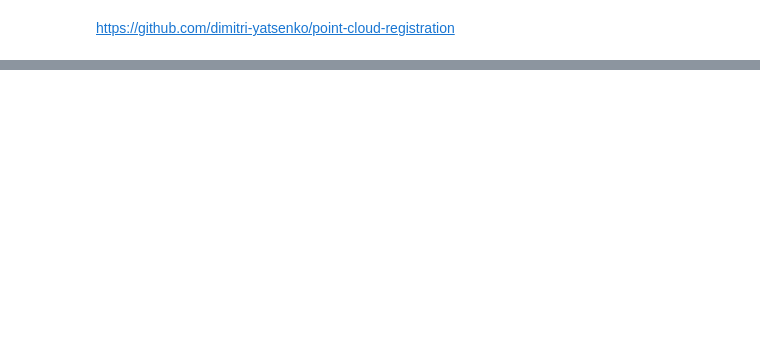
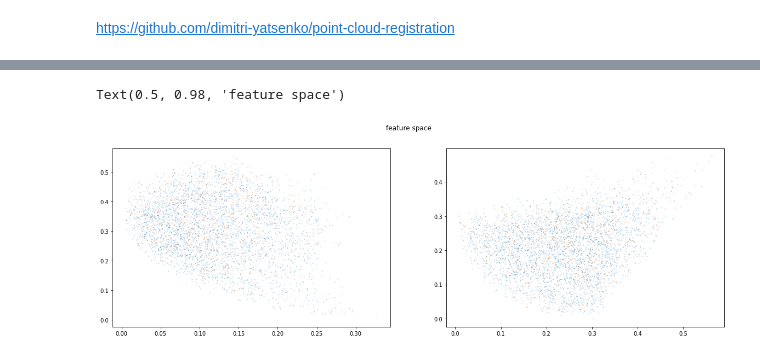
Before and after one commit to datajoint/point-cloud-registration, a Jupyter notebook: Clouds.ipynb, the cells around one changed output, grey strips where cells are left out. Cells and saved outputs as stored; diff of their text form; code cells hidden in the pictures; blank space fills up the shorter version.

```diff
--- a/Clouds.ipynb
+++ b/Clouds.ipynb
@@ -9,8 +9,12 @@ from scipy.stats import gaussian_kde
 # %%
 import point_cloud_registration as pcr
 # %%
-points1 = np.load('data/Animal1_Day1_points.npy')
-points2 = np.load('data/Animal1_Day2_points.npy')
+points1 = np.load('data/Animal1_Day1_points.npy')[:1000]
+points2 = np.load('data/Animal1_Day1_points.npy')[:1000]
+# %%
+# subselect
+points1 = points1[np.random.rand(points1.shape[0]) < 0.9]
+points2 = points2[np.random.rand(points2.shape[0]) < 0.9]
 # %%
 plt.scatter(*points1[:,:2].T, s=2, alpha=0.1)
 plt.scatter(*points2[:,:2].T, s=2, alpha=0.1)
@@ -54,18 +62,21 @@ pcr.remove_common_tetras(tetras2)
 # %%
 F1 = tetras1['features']
 F2 = tetras2['features']
 
-fig, ax = plt.subplots(1, 3, figsize=(20, 6))
+fig, ax = plt.subplots(1, 2, figsize=(20, 6))
 ax[0].scatter(*F1[:,[0,1]].T, s=1, alpha=0.2)
 ax[0].scatter(*F2[:,[0,1]].T, s=1, alpha=0.2)
 
 ax[1].scatter(*F1[:,[2,3]].T, s=1, alpha=0.2)
 ax[1].scatter(*F2[:,[2,3]].T, s=1, alpha=0.2)
 
-ax[2].scatter(*F1[:,[4,5]].T, s=1, alpha=0.2)
-ax[2].scatter(*F2[:,[4,5]].T, s=1, alpha=0.2)
+#ax[2].scatter(*F1[:,[4,5]].T, s=1, alpha=0.2)
+#ax[2].scatter(*F2[:,[4,5]].T, s=1, alpha=0.2)
 
 fig.suptitle('feature space')
+# %% [output]
+Text(0.5, 0.98, 'feature space')
+[figure, added]
 # %%
 distances, matches = pcr.match_features(tetras1, tetras2)
 # %%
```
Also changed, not shown: parts of 14 cells of this notebook, 4 other files.
